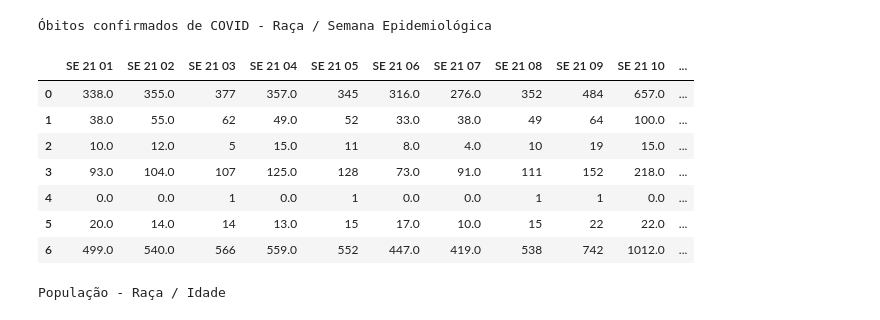
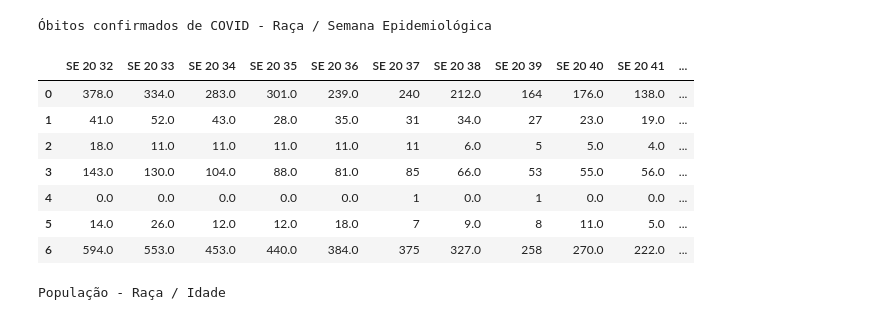
Before and after one commit to EdsonFeio/TCC, a Jupyter notebook: TCC_COVID_RAÇAS_SP_08_a_12_2020.ipynb, the cells around one changed output. Saved outputs shown, nothing was run; the diff lists cells and outputs as text; code cells hidden in the pictures.

```diff
--- a/TCC_COVID_RAÇAS_SP_08_a_12_2020.ipynb
+++ b/TCC_COVID_RAÇAS_SP_08_a_12_2020.ipynb
@@ -16,30 +16,30 @@ matplotlib.rc('font', **font)
 # %%
 #cor_se_ = pd.read_csv('/content/drive/MyDrive/Colab Notebooks/TCC/cor-se-suspeitos-2020-2021.csv', sep=';', encoding = "ISO-8859-1",
                      #skiprows=[0,1,2,3,4,13,14,15,16])#Base commpleta atualizada até o dia 13/05/2021
 
 #cor_se_ = pd.read_csv('/content/drive/MyDrive/Colab Notebooks/TCC/cor-se-suspeitos-01-a-07_2020.csv', sep=';', encoding = "ISO-8859-1",
                      #skiprows=[0,1,2,3,4,13,14,15,16])#Base indo do mês 01 até 07 de 2020
 
-#cor_se_ = pd.read_csv('/content/drive/MyDrive/Colab Notebooks/TCC/cor-se-suspeitos-08-a-12_2020.csv', sep=';', encoding = "ISO-8859-1",
-                     #skiprows=[0,1,2,3,4,13,14,15,16])#Base indo do mês 08 até 12 de 2020
+cor_se_ = pd.read_csv('/content/drive/MyDrive/Colab Notebooks/TCC/cor-se-suspeitos-08-a-12_2020.csv', sep=';', encoding = "ISO-8859-1",
+                     skiprows=[0,1,2,3,4,13,14,15,16])#Base indo do mês 08 até 12 de 2020
 
-cor_se_ = pd.read_csv('/content/drive/MyDrive/Colab Notebooks/TCC/cor-se-suspeitos-01-a-05_2021.csv', sep=';', encoding = "ISO-8859-1",
-                     skiprows=[0,1,2,3,4,13,14,15,16])#Base indo do mês 01 até 05 de 2021
+#cor_se_ = pd.read_csv('/content/drive/MyDrive/Colab Notebooks/TCC/cor-se-suspeitos-01-a-05_2021.csv', sep=';', encoding = "ISO-8859-1",
+                     #skiprows=[0,1,2,3,4,13,14,15,16])#Base indo do mês 01 até 05 de 2021
 cor_se = cor_se_[cor_se_.columns[1:]].apply(pd.to_numeric, errors='coerce').fillna(0)
 cor_se['Cor'] = cor_se_['Cor']
 
 print('\nÓbitos confirmados de COVID - Raça / Semana Epidemiológica')
 display(cor_se)
 # %% [output]
 Óbitos confirmados de COVID - Raça / Semana Epidemiológica
-|  | SE 21 01 | SE 21 02 | SE 21 03 | SE 21 04 | SE 21 05 | SE 21 06 | SE 21 07 | SE 21 08 | SE 21 09 | SE 21 10 | ... |
-| 0 | 338.0 | 355.0 | 377 | 357.0 | 345 | 316.0 | 276.0 | 352 | 484 | 657.0 | ... |
-| 1 | 38.0 | 55.0 | 62 | 49.0 | 52 | 33.0 | 38.0 | 49 | 64 | 100.0 | ... |
-| 2 | 10.0 | 12.0 | 5 | 15.0 | 11 | 8.0 | 4.0 | 10 | 19 | 15.0 | ... |
-| 3 | 93.0 | 104.0 | 107 | 125.0 | 128 | 73.0 | 91.0 | 111 | 152 | 218.0 | ... |
-| 4 | 0.0 | 0.0 | 1 | 0.0 | 1 | 0.0 | 0.0 | 1 | 1 | 0.0 | ... |
-| 5 | 20.0 | 14.0 | 14 | 13.0 | 15 | 17.0 | 10.0 | 15 | 22 | 22.0 | ... |
-| 6 | 499.0 | 540.0 | 566 | 559.0 | 552 | 447.0 | 419.0 | 538 | 742 | 1012.0 | ... |
+|  | SE 20 32 | SE 20 33 | SE 20 34 | SE 20 35 | SE 20 36 | SE 20 37 | SE 20 38 | SE 20 39 | SE 20 40 | SE 20 41 | ... |
+| 0 | 378.0 | 334.0 | 283.0 | 301.0 | 239.0 | 240 | 212.0 | 164 | 176.0 | 138.0 | ... |
+| 1 | 41.0 | 52.0 | 43.0 | 28.0 | 35.0 | 31 | 34.0 | 27 | 23.0 | 19.0 | ... |
+| 2 | 18.0 | 11.0 | 11.0 | 11.0 | 11.0 | 11 | 6.0 | 5 | 5.0 | 4.0 | ... |
+| 3 | 143.0 | 130.0 | 104.0 | 88.0 | 81.0 | 85 | 66.0 | 53 | 55.0 | 56.0 | ... |
+| 4 | 0.0 | 0.0 | 0.0 | 0.0 | 0.0 | 1 | 0.0 | 1 | 0.0 | 0.0 | ... |
+| 5 | 14.0 | 26.0 | 12.0 | 12.0 | 18.0 | 7 | 9.0 | 8 | 11.0 | 5.0 | ... |
+| 6 | 594.0 | 553.0 | 453.0 | 440.0 | 384.0 | 375 | 327.0 | 258 | 270.0 | 222.0 | ... |
 # %%
 pop_cor_idade_ = pd.read_csv('/content/drive/MyDrive/Colab Notebooks/TCC/cor-idade-pop-2010.csv', sep=';', encoding = "ISO-8859-1",
                      skiprows=[0,1,2,11])
```
Also changed, not shown: parts of 7 cells of this notebook.
